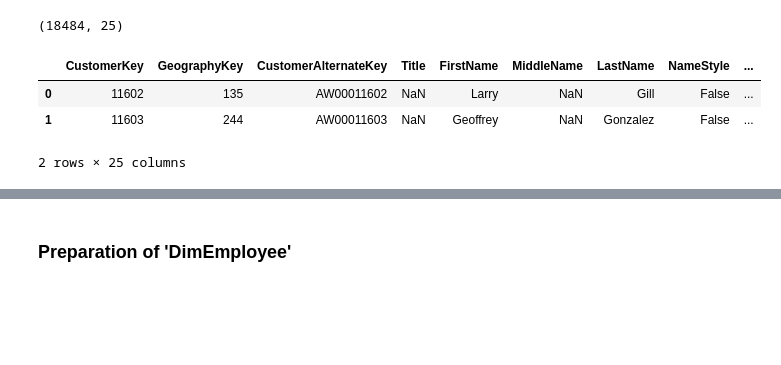
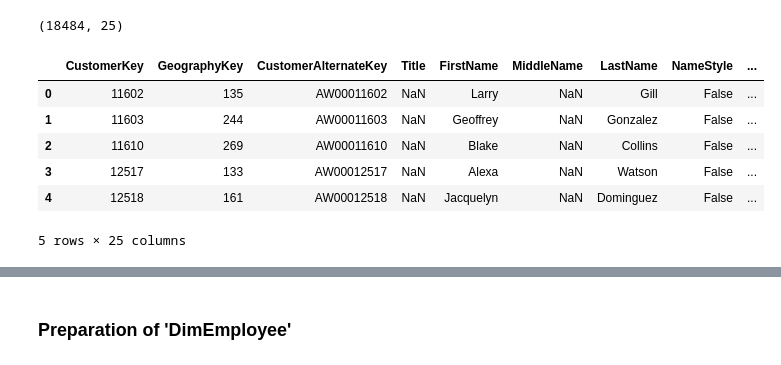
Before and after one commit to ClaudioChavarria/data_preparation_using_python, a Jupyter notebook: exercise_01_data_preparation_using_pandas/exercise_01_solution.ipynb, the cells around one changed output, grey strips where cells are left out. Drawn from its saved outputs; the diff is of its cells as text; code cells hidden in the pictures; blank space fills up the shorter version.

```diff
--- a/exercise_01/exercise_01_solution.ipynb
+++ b/exercise_01_data_preparation_using_pandas/exercise_01_solution.ipynb
@@ -47,10 +45,13 @@ dataframes['DimCustomer'].shape
 # %% [output]
 (18484, 25)
 # %%
-dataframes['DimCustomer'].head(2)
+dataframes['DimCustomer'].head(5)
 # %% [output]
 |  | CustomerKey | GeographyKey | CustomerAlternateKey | Title | FirstName | MiddleName | LastName | NameStyle | ... |
 | 0 | 11602 | 135 | AW00011602 | NaN | Larry | NaN | Gill | False | ... |
 | 1 | 11603 | 244 | AW00011603 | NaN | Geoffrey | NaN | Gonzalez | False | ... |
+| 2 | 11610 | 269 | AW00011610 | NaN | Blake | NaN | Collins | False | ... |
+| 3 | 12517 | 133 | AW00012517 | NaN | Alexa | NaN | Watson | False | ... |
+| 4 | 12518 | 161 | AW00012518 | NaN | Jacquelyn | NaN | Dominguez | False | ... |
-2 rows × 25 columns
+5 rows × 25 columns
 # %%
```
Also changed, not shown: parts of 28 cells of this notebook, 2 other files.
